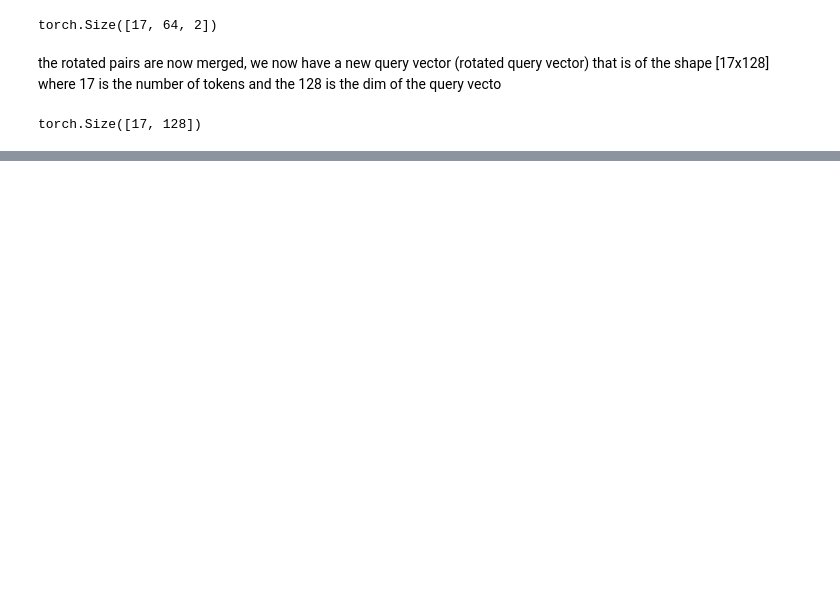
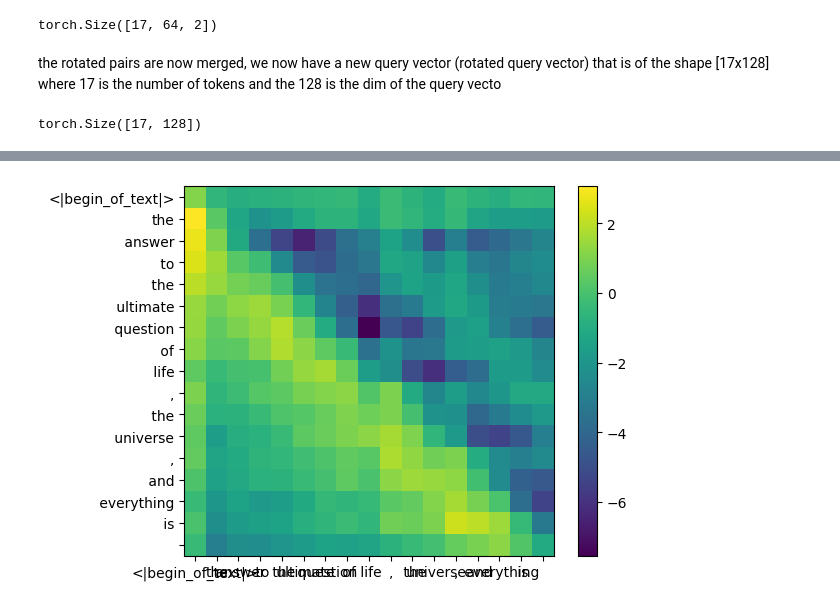
Before and after one commit to bananighosh/llama3-from-scratch, a Jupyter notebook: llama3_from_scratch.ipynb, the cells around one changed output, grey strips where cells are left out. Drawn from its saved outputs; the diff is of its cells as text; code cells hidden in the pictures; blank space fills up the shorter version.

```diff
--- a/llama3_from_scratch.ipynb
+++ b/llama3_from_scratch.ipynb
@@ -387,0 +421,4 @@ torch.Size([17, 128])
+# %%
+# view as complex numbers before applying RoPE
+k_per_token_as_complex_numbers = torch.view_as_complex(k_per_token_split_into_pairs)
+k_per_token_as_complex_numbers.shape
@@ -387,0 +427,4 @@ torch.Size([17, 128])
+# %%
+# apply RoPE and update the weights using the freq angles calculated above
+k_per_token_split_into_pairs_rotated = torch.view_as_real(k_per_token_as_complex_numbers * freqs_cis)
+k_per_token_split_into_pairs_rotated.shape
@@ -387,0 +435,3 @@ torch.Size([17, 128])
+# %%
+k_per_token_rotated = k_per_token_split_into_pairs_rotated.view(k_per_token.shape)
+k_per_token_rotated.shape
@@ -387,0 +447,3 @@ torch.Size([17, 128])
+# %%
+qk_per_token = torch.matmul(q_per_token_rotated, k_per_token_rotated.T)/(head_dim)**0.5
+qk_per_token.shape
@@ -387,0 +457,14 @@ torch.Size([17, 128])
+# %%
+# before masking
+def display_qk_heatmap(qk_per_token):
+    _, ax = plt.subplots()
+    im = ax.imshow(qk_per_token.to(float).detach(), cmap='viridis')
+    ax.set_xticks(range(len(prompt_split_as_tokens)))
+    ax.set_yticks(range(len(prompt_split_as_tokens)))
+    ax.set_xticklabels(prompt_split_as_tokens)
+    ax.set_yticklabels(prompt_split_as_tokens)
+    ax.figure.colorbar(im, ax=ax)
+
+display_qk_heatmap(qk_per_token)
+# %% [output]
+[figure, added]
```
Also changed, not shown: parts of 69 cells of this notebook.
